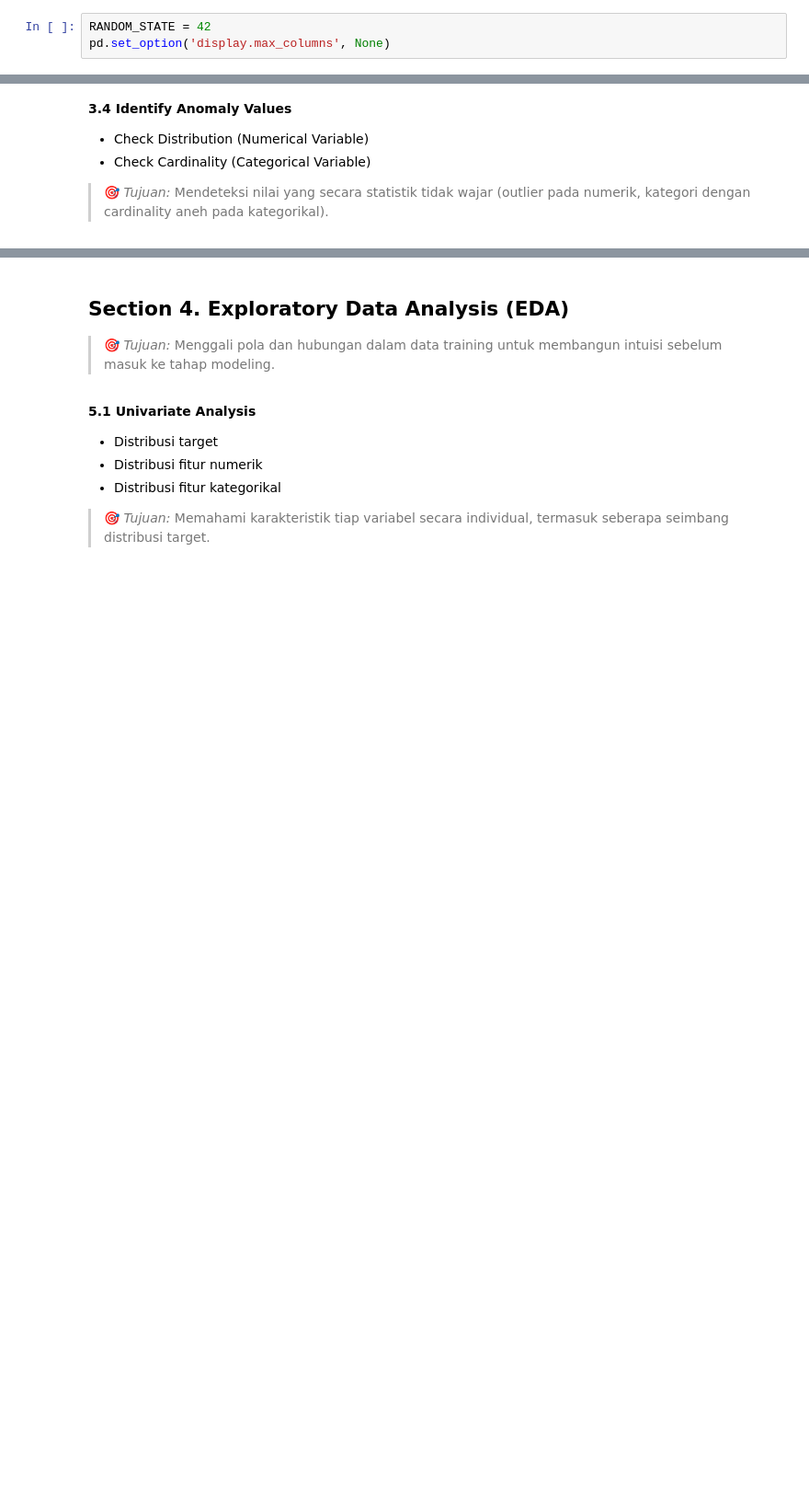
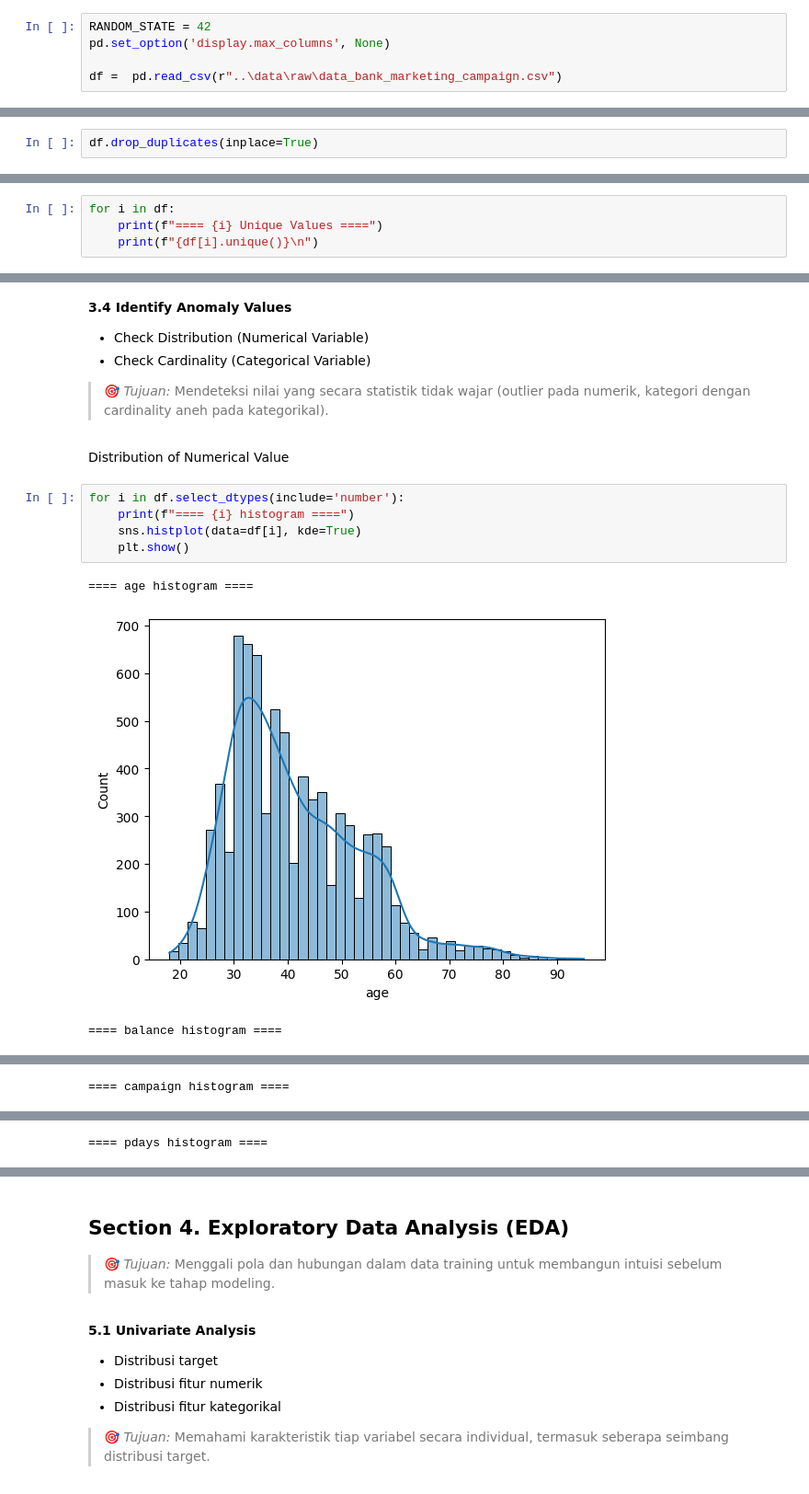
Before and after one commit to ElmarLeonard9/Bank_Marketing_Campaign_Analysis_-_ML, a Jupyter notebook: notebook/1.0-bdp-notebook.ipynb, the cells around one changed output, grey strips where cells are left out. Shown at 92% size. Drawn from its saved outputs; the diff is of its cells as text; blank space fills up the shorter version.

Commit message:
Update 1.2: Data Cleaning

```diff
--- a/notebook/1.0-bdp-notebook.ipynb
+++ b/notebook/1.0-bdp-notebook.ipynb
@@ -28,6 +28,8 @@ import seaborn as sns
 # %%
 RANDOM_STATE = 42
 pd.set_option('display.max_columns', None)
+
+df =  pd.read_csv(r"..\data\raw\data_bank_marketing_campaign.csv")
 # %% [markdown]
 ## **Section 1. Business Understanding**
 
@@ -103,3 +164,5 @@ Sales tim : Melakukan komunikasi langsung kepada calon nasabah
+# %%
+df.drop_duplicates(inplace=True)
 # %% [markdown]
 **3.3 Data Consistency Check**
 - Spelling errors / typo pada kategori
@@ -109,3 +172,7 @@ Sales tim : Melakukan komunikasi langsung kepada calon nasabah
 > 🎯 *Tujuan:* Menyeragamkan penulisan nilai kategorikal supaya kategori yang sebenarnya sama tidak terbaca sebagai kategori berbeda oleh model.
 # %% [markdown]
 > 📌 Jangan hanya cek typo. Kesalahan yang jauh lebih sering muncul di data nyata adalah inkonsistensi format, misalnya kategori yang sama tapi ditulis berbeda seperti `"Yes"`, `"yes"`, dan `"YES "` (dengan spasi tersembunyi) — ini dianggap 3 kategori berbeda oleh model kalau tidak dibersihkan.
+# %%
+for i in df:
+    print(f"==== {i} Unique Values ====")
+    print(f"{df[i].unique()}\n")
@@ -115,3 +200,14 @@ Sales tim : Melakukan komunikasi langsung kepada calon nasabah
 - Check Cardinality (Categorical Variable)
 
 > 🎯 *Tujuan:* Mendeteksi nilai yang secara statistik tidak wajar (outlier pada numerik, kategori dengan cardinality aneh pada kategorikal).
+# %% [markdown]
+Distribution of Numerical Value
+# %%
+for i in df.select_dtypes(include='number'):
+    print(f"==== {i} histogram ====")
+    sns.histplot(data=df[i], kde=True)
+    plt.show()
+# %% [output]
+==== age histogram ====
+[figure, added]
+==== balance histogram ====
@@ -117,0 +215 @@ Sales tim : Melakukan komunikasi langsung kepada calon nasabah
+==== campaign histogram ====
@@ -117,0 +217 @@ Sales tim : Melakukan komunikasi langsung kepada calon nasabah
+==== pdays histogram ====
```
Also changed, not shown: parts of 11 cells of this notebook.
